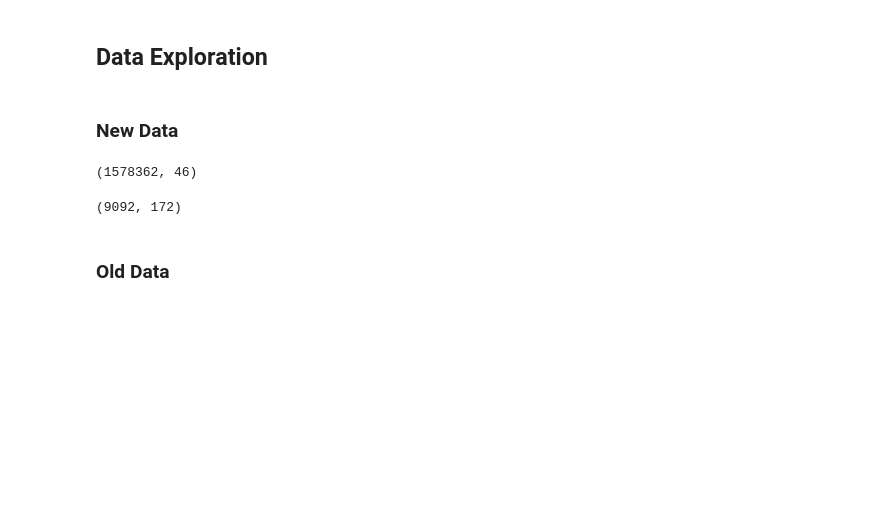
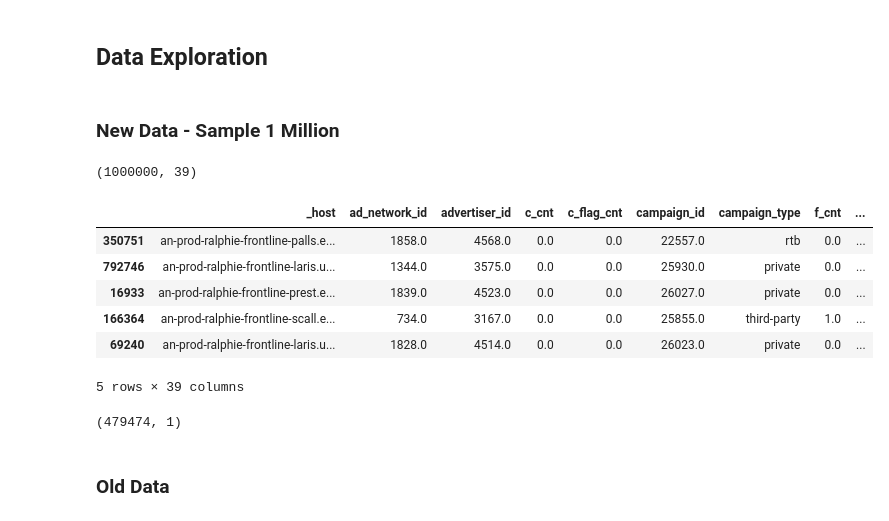
Before and after one commit to learning-machine-learning/polymorph-ua, a Jupyter notebook: Ensembles&FFM_Boris.ipynb, the cells around one changed output. Saved outputs shown, nothing was run; the diff lists cells and outputs as text; code cells hidden in the pictures; blank space fills up the shorter version.

```diff
--- a/Ensembles&FFM_Boris.ipynb
+++ b/Ensembles&FFM_Boris.ipynb
@@ -24,16 +21,42 @@ combined = pd.concat([positives, day1])
+# %%
+# UNFILTERED
+day1_negatives = pd.HDFStore('data/processed/day1_negatives_processed.h5')['df']
+day1_positives = pd.HDFStore('data/processed/day1_positives_processed.h5')['df']
+day2_negatives = pd.HDFStore('data/processed/day2_negatives_processed.h5')['df']
+day2_positives = pd.HDFStore('data/processed/day2_positives_processed.h5')['df']
 # %% [markdown]
 ## Data Exploration
 # %% [markdown]
-### New Data
+### New Data - Sample 1 Million
+# %%
+def get_sample(df, num):
+    """Returns a random sample of num entries from df (without replacement)"""
+    n = df.shape[0]
+    idx = np.random.choice(n, size=num, replace=False)
+    return df.iloc[idx]
+
+NUM_SAMPLES = 250000
+combined = pd.concat([get_sample(day1_negatives, NUM_SAMPLES), get_sample(day1_positives, NUM_SAMPLES),
+                     get_sample(day2_negatives, NUM_SAMPLES), get_sample(day2_positives, NUM_SAMPLES)])
 # %%
 combined.shape
 # %% [output]
-(1578362, 46)
+(1000000, 39)
+# %%
+combined.head()
+# %% [output]
+|  | _host | ad_network_id | advertiser_id | c_cnt | c_flag_cnt | campaign_id | campaign_type | f_cnt | ... |
+| 350751 | an-prod-ralphie-frontline-palls.e... | 1858.0 | 4568.0 | 0.0 | 0.0 | 22557.0 | rtb | 0.0 | ... |
+| 792746 | an-prod-ralphie-frontline-laris.u... | 1344.0 | 3575.0 | 0.0 | 0.0 | 25930.0 | private | 0.0 | ... |
+| 16933 | an-prod-ralphie-frontline-prest.e... | 1839.0 | 4523.0 | 0.0 | 0.0 | 26027.0 | private | 0.0 | ... |
+| 166364 | an-prod-ralphie-frontline-scall.e... | 734.0 | 3167.0 | 0.0 | 0.0 | 25855.0 | third-party | 1.0 | ... |
+| 69240 | an-prod-ralphie-frontline-laris.u... | 1828.0 | 4514.0 | 0.0 | 0.0 | 26023.0 | private | 0.0 | ... |
+5 rows × 39 columns
 # %%
 # Number of clicks and non-click to click ratio in data
 CLICKED_CNT = combined.c_cnt.value_counts()[1]
 NONCLICK_RATIO = int(combined.c_cnt.value_counts()[0] / combined.c_cnt.value_counts()[1])
 CLICKED_CNT, NONCLICK_RATIO
 # %% [output]
-(9092, 172)
+(479474, 1)
 # %%
```
Also changed, not shown: parts of 37 cells of this notebook.
